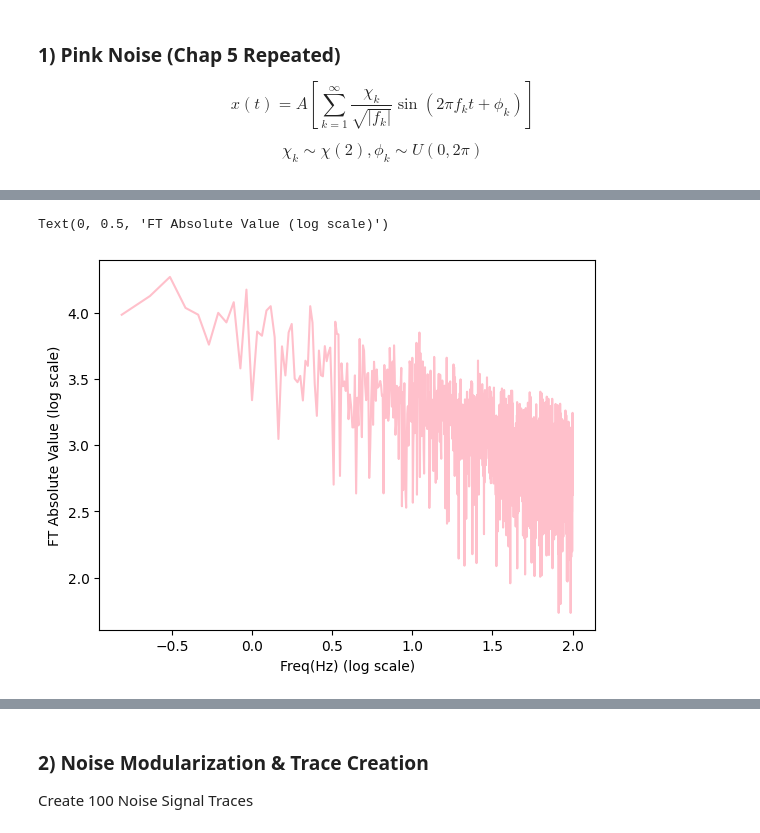
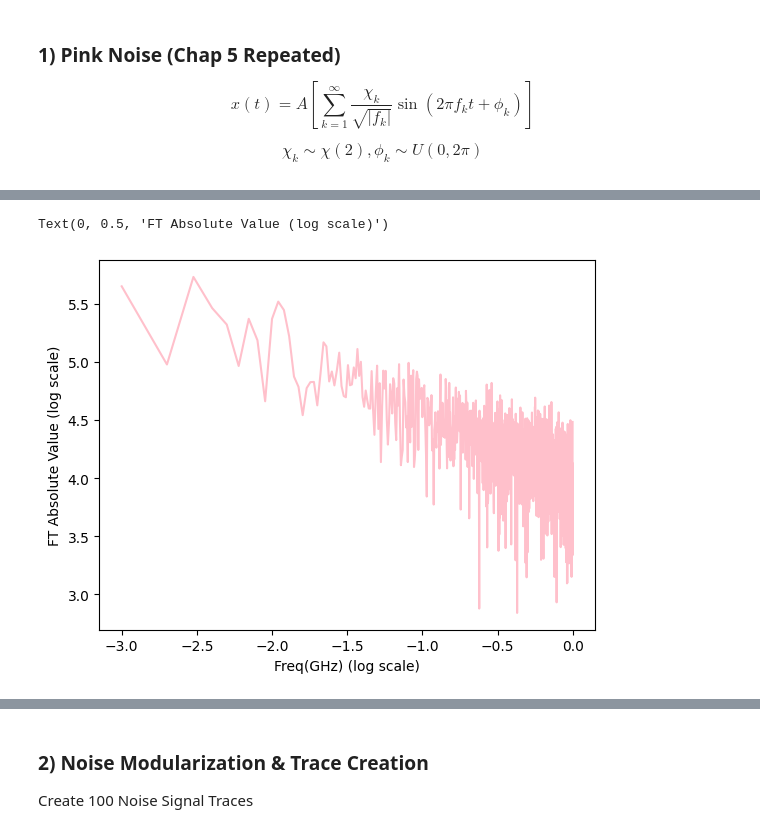
Before and after one commit to BrainConnection/Dynamical_Decoupling_Project, a Jupyter notebook: Project Dynamic Decoupling/Pink Noise Decoupling Practice.ipynb, the cells around one changed output, grey strips where cells are left out. Saved outputs shown, nothing was run; the diff lists cells and outputs as text; code cells hidden in the pictures.

```diff
--- a/Project Dynamic Decoupling/Pink Noise Decoupling Practice.ipynb
+++ b/Project Dynamic Decoupling/Pink Noise Decoupling Practice.ipynb
@@ -74,11 +85,11 @@ def Pink_Noise(min_freq, freq_repeat, t_srt, t_end, t_repeat, mu, sigma, A):
 def func(t, b, a):
     return b + a * t
 # %%
-min_freq = 0.1
-freq_repeat = 1000
-t_repeat = 13000
+min_freq = 0.00001
+freq_repeat = 100000
+t_repeat = 2000
 t_srt = 0
-t_end = 13
+t_end = 1000
 
 mu = 0
 sigma = 1
@@ -113,20 +124,23 @@ Text(0, 0.5, 'FT Absolute Value (linear scale)')
 # %%
 x_fft = np.fft.fftshift(np.fft.fft(Pink_Noise_Sample))
 x_freq = np.fft.fftshift(np.fft.fftfreq(len(Pink_Noise_Sample), d=tlist[1]-tlist[0]))
 
-x_freq_p = x_freq[x_freq > 0.1]
-x_fft_p = x_fft[x_freq > 0.1]
+x_fft_plog = np.log10(x_fft[x_freq > 0])
+x_freq_plog = np.log10(x_freq[x_freq > 0])
 
-x_freq_plog = np.log10(x_freq_p[x_freq_p < 100])
-x_fft_plog = np.log10(x_fft_p[x_freq_p < 100])
+#x_freq_p = x_freq[x_freq > 0.1]
+#x_fft_p = x_fft[x_freq > 0.1]
+
+#x_freq_plog = np.log10(x_freq_p[x_freq_p < 1000])
+#x_fft_plog = np.log10(x_fft_p[x_freq_p < 1000])
 
 plt.figure()
 plt.plot(x_freq_plog, x_fft_plog, label = 'Pink_Noise Distribution', color='pink')
-plt.xlabel('Freq(Hz) (log scale)')
+plt.xlabel('Freq(GHz) (log scale)')
 plt.ylabel('FT Absolute Value (log scale)')
 # %% [output]
 Text(0, 0.5, 'FT Absolute Value (log scale)')
-[figure, old version]
+[figure, new version]
 # %%
 popt, pcov = curve_fit(func, x_freq_plog, x_fft_plog, p0 = [2, -0.5])
 
```
Also changed, not shown: parts of 22 cells of this notebook.
